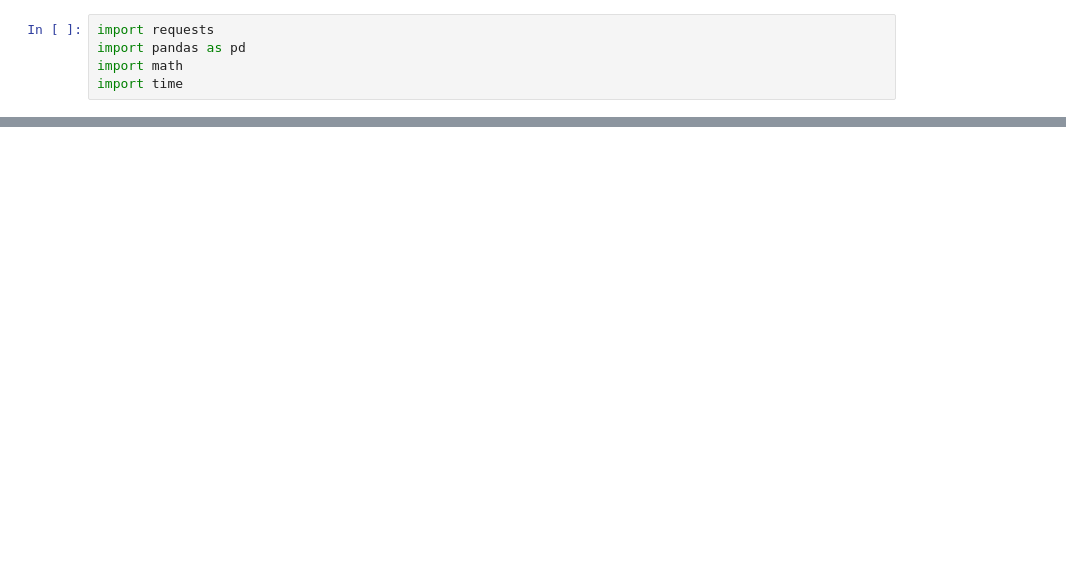
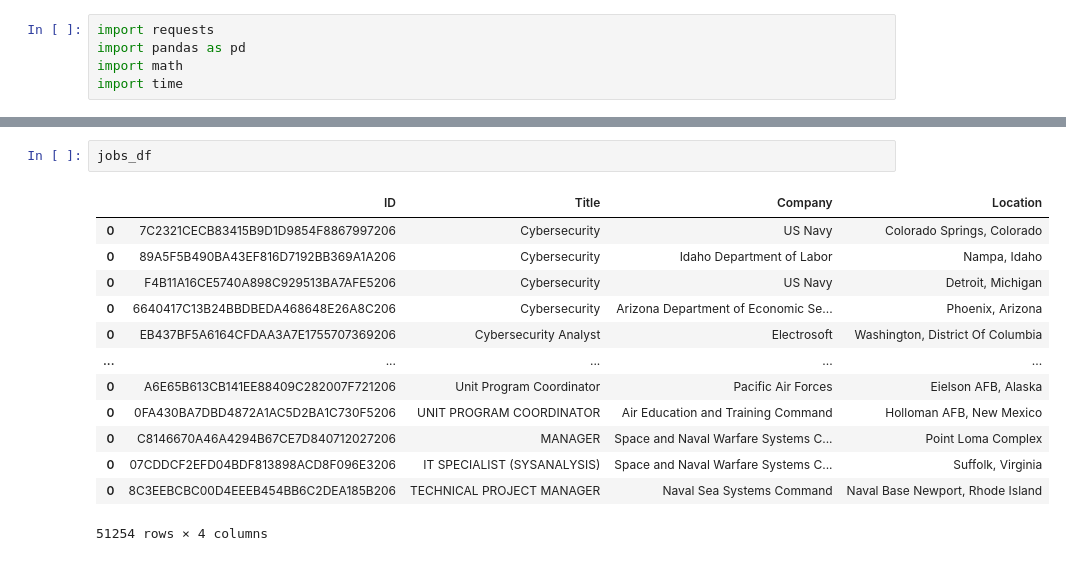
Before and after one commit to jwgargano/CyberWorkForceProject, a Jupyter notebook: NLX API.ipynb, the cells around one changed output, grey strips where cells are left out. Saved outputs shown, nothing was run; the diff lists cells and outputs as text; blank space fills up the shorter version.

```diff
--- a/NLX API.ipynb
+++ b/NLX API.ipynb
@@ -57,0 +180,16 @@ jobs
+# %%
+jobs_df
+# %% [output]
+|  | ID | Title | Company | Location |
+| 0 | 7C2321CECB83415B9D1D9854F8867997206 | Cybersecurity | US Navy | Colorado Springs, Colorado |
+| 0 | 89A5F5B490BA43EF816D7192BB369A1A206 | Cybersecurity | Idaho Department of Labor | Nampa, Idaho |
+| 0 | F4B11A16CE5740A898C929513BA7AFE5206 | Cybersecurity | US Navy | Detroit, Michigan |
+| 0 | 6640417C13B24BBDBEDA468648E26A8C206 | Cybersecurity | Arizona Department of Economic Se... | Phoenix, Arizona |
+| 0 | EB437BF5A6164CFDAA3A7E1755707369206 | Cybersecurity Analyst | Electrosoft | Washington, District Of Columbia |
+| ... | ... | ... | ... | ... |
+| 0 | A6E65B613CB141EE88409C282007F721206 | Unit Program Coordinator | Pacific Air Forces | Eielson AFB, Alaska |
+| 0 | 0FA430BA7DBD4872A1AC5D2BA1C730F5206 | UNIT PROGRAM COORDINATOR | Air Education and Training Command | Holloman AFB, New Mexico |
+| 0 | C8146670A46A4294B67CE7D840712027206 | MANAGER | Space and Naval Warfare Systems C... | Point Loma Complex |
+| 0 | 07CDDCF2EFD04BDF813898ACD8F096E3206 | IT SPECIALIST (SYSANALYSIS) | Space and Naval Warfare Systems C... | Suffolk, Virginia |
+| 0 | 8C3EEBCBC00D4EEEB454BB6C2DEA185B206 | TECHNICAL PROJECT MANAGER | Naval Sea Systems Command | Naval Base Newport, Rhode Island |
+51254 rows × 4 columns
```
Also changed, not shown: parts of 17 cells of this notebook, 3 other files.
